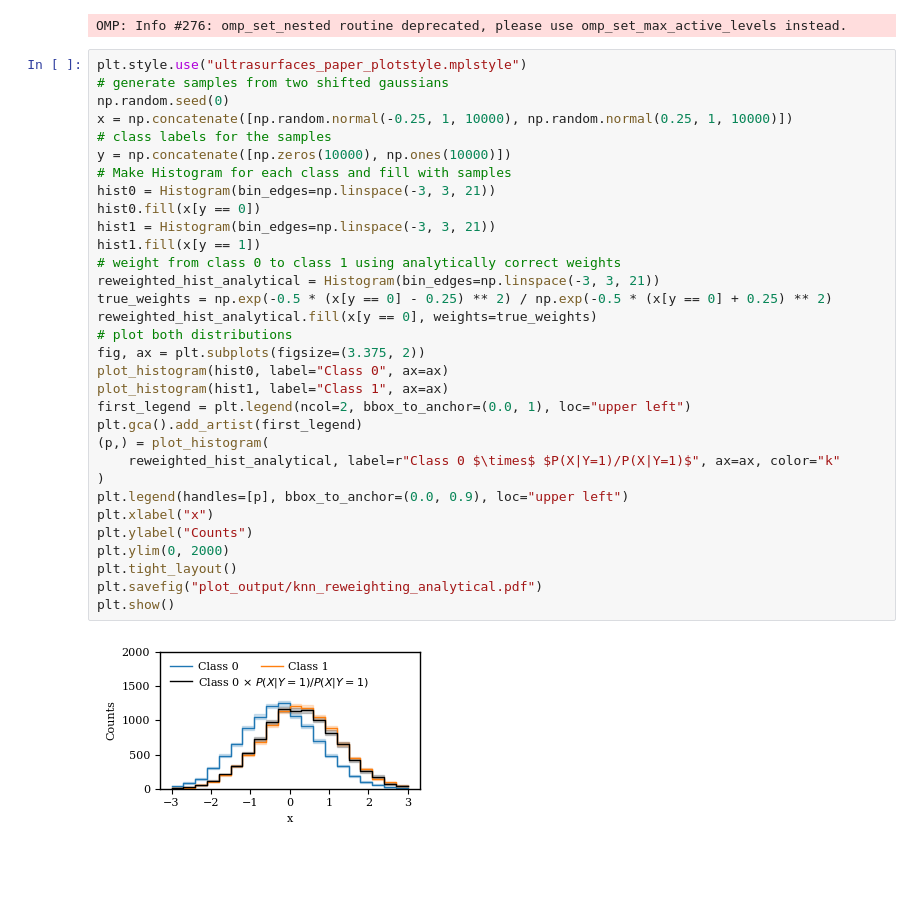
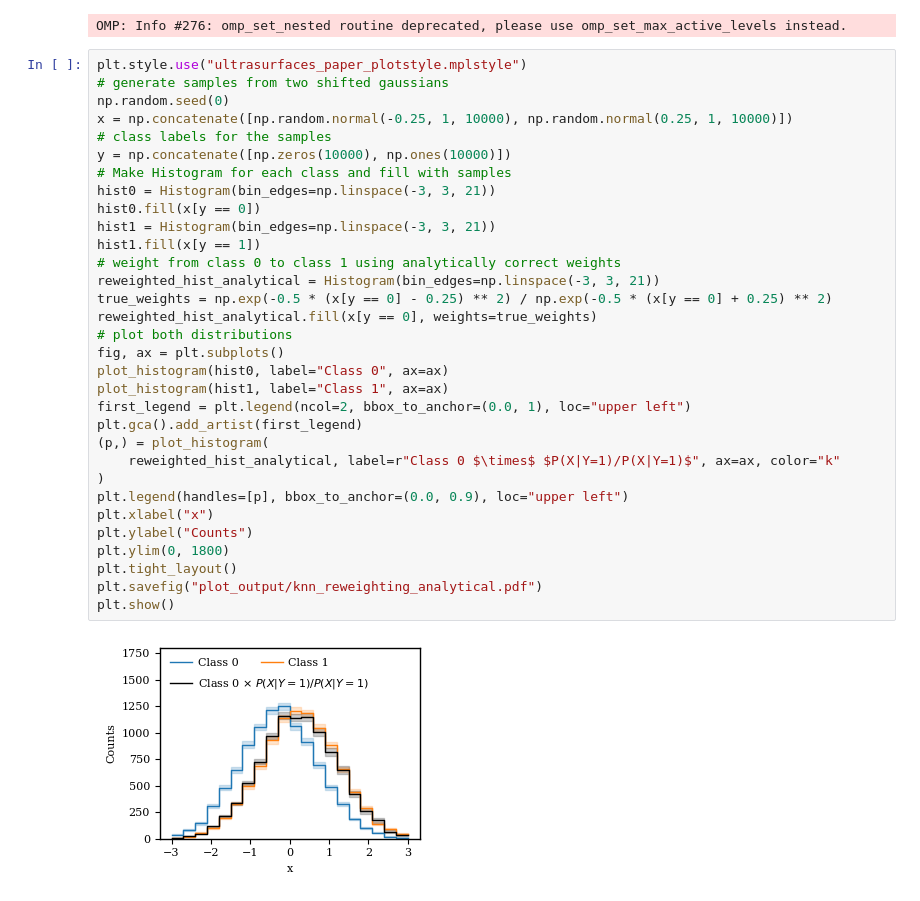
Before and after one commit to LeanderFischer/ultrasurfaces, a Jupyter notebook: Simple KNN Plots.ipynb, the cells around one changed output. Cells and saved outputs as stored; diff of their text form; blank space fills up the shorter version.

Commit message:
update knn weighting plots

```diff
--- a/Simple KNN Plots.ipynb
+++ b/Simple KNN Plots.ipynb
@@ -50,36 +50,36 @@ OMP: Info #276: omp_set_nested routine deprecated, please use omp_set_max_active
 plt.style.use("ultrasurfaces_paper_plotstyle.mplstyle")
 # generate samples from two shifted gaussians
 np.random.seed(0)
 x = np.concatenate([np.random.normal(-0.25, 1, 10000), np.random.normal(0.25, 1, 10000)])
 # class labels for the samples
 y = np.concatenate([np.zeros(10000), np.ones(10000)])
 # Make Histogram for each class and fill with samples
 hist0 = Histogram(bin_edges=np.linspace(-3, 3, 21))
 hist0.fill(x[y == 0])
 hist1 = Histogram(bin_edges=np.linspace(-3, 3, 21))
 hist1.fill(x[y == 1])
 # weight from class 0 to class 1 using analytically correct weights
 reweighted_hist_analytical = Histogram(bin_edges=np.linspace(-3, 3, 21))
 true_weights = np.exp(-0.5 * (x[y == 0] - 0.25) ** 2) / np.exp(-0.5 * (x[y == 0] + 0.25) ** 2)
 reweighted_hist_analytical.fill(x[y == 0], weights=true_weights)
 # plot both distributions
-fig, ax = plt.subplots(figsize=(3.375, 2))
+fig, ax = plt.subplots()
 plot_histogram(hist0, label="Class 0", ax=ax)
 plot_histogram(hist1, label="Class 1", ax=ax)
 first_legend = plt.legend(ncol=2, bbox_to_anchor=(0.0, 1), loc="upper left")
 plt.gca().add_artist(first_legend)
 (p,) = plot_histogram(
     reweighted_hist_analytical, label=r"Class 0 $\times$ $P(X|Y=1)/P(X|Y=1)$", ax=ax, color="k"
 )
 plt.legend(handles=[p], bbox_to_anchor=(0.0, 0.9), loc="upper left")
 plt.xlabel("x")
 plt.ylabel("Counts")
-plt.ylim(0, 2000)
+plt.ylim(0, 1800)
 plt.tight_layout()
 plt.savefig("plot_output/knn_reweighting_analytical.pdf")
 plt.show()
 # %% [output]
-[figure, old version]
+[figure, new version]
 # %%
 plt.style.use("ultrasurfaces_paper_plotstyle.mplstyle")
 # Make new Histogram for class 0 and fill with samples and weights
```
Also changed, not shown: parts of 2 cells of this notebook, 3 other files.
